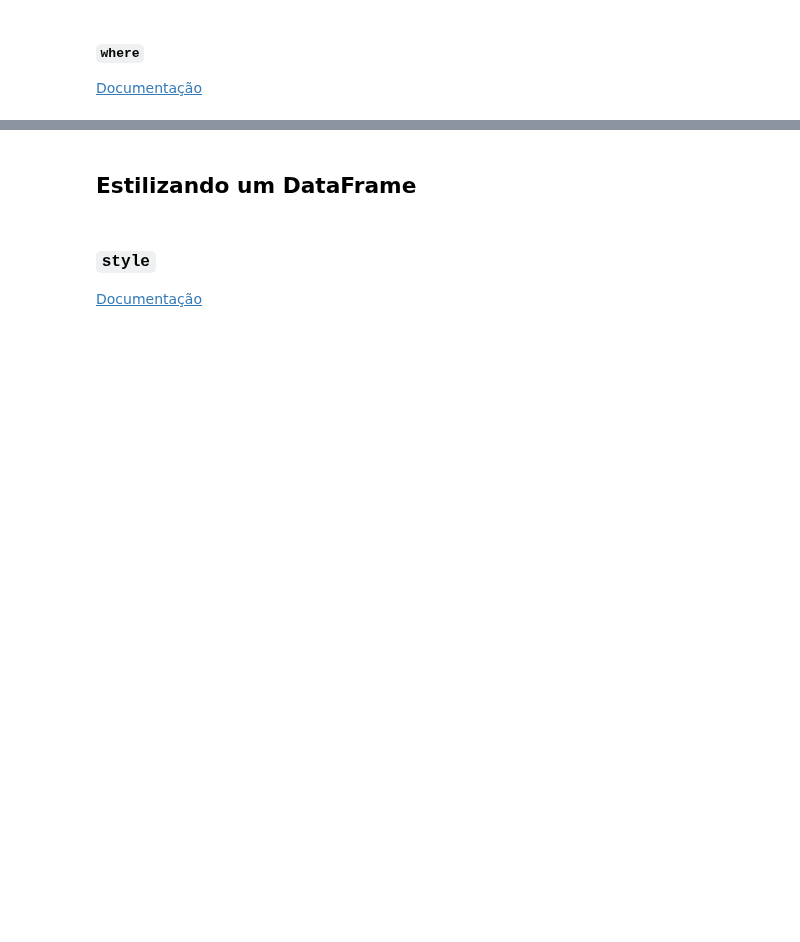
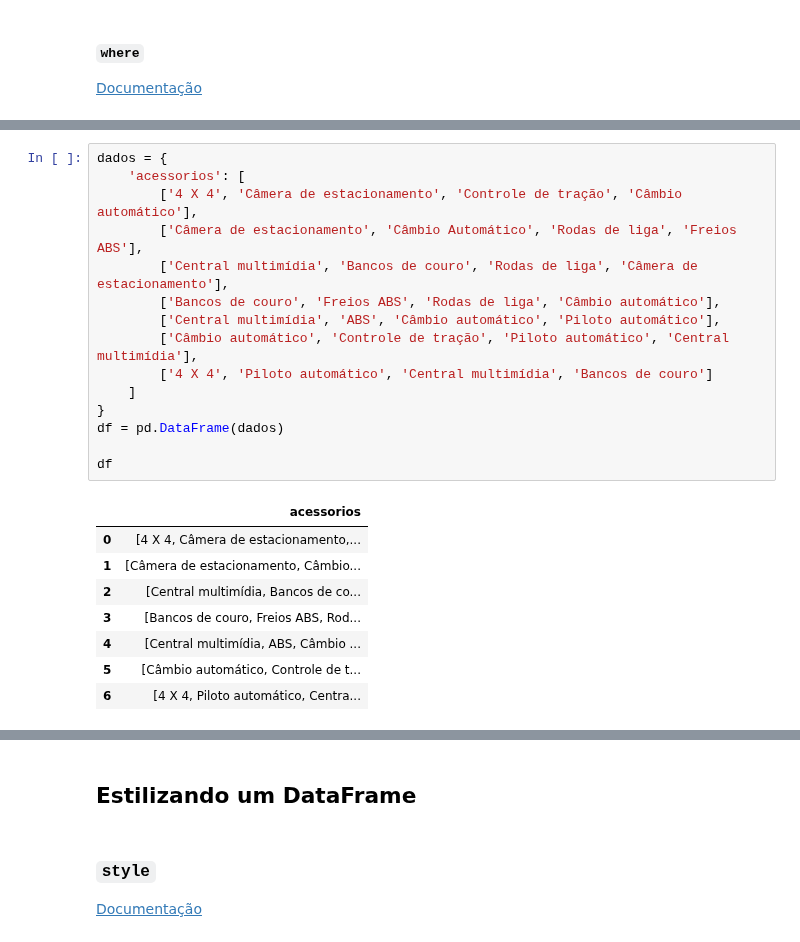
Before and after one commit to franciscojdsjr/Estudos-Python, a Jupyter notebook: Alura/Python_DataScience/Pandas_Avancado/stage1.1/Projeto.ipynb, the cells around one changed output, grey strips where cells are left out. Drawn from its saved outputs; the diff is of its cells as text; blank space fills up the shorter version.

```diff
--- a/Alura/Python_DataScience/Pandas_Avancado/stage1.1/Projeto.ipynb
+++ b/Alura/Python_DataScience/Pandas_Avancado/stage1.1/Projeto.ipynb
@@ -1491,0 +1606,24 @@ dados_listings.pivot_table(
+# %%
+dados = {
+    'acessorios': [
+        ['4 X 4', 'Câmera de estacionamento', 'Controle de tração', 'Câmbio automático'],
+        ['Câmera de estacionamento', 'Câmbio Automático', 'Rodas de liga', 'Freios ABS'],
+        ['Central multimídia', 'Bancos de couro', 'Rodas de liga', 'Câmera de estacionamento'],
+        ['Bancos de couro', 'Freios ABS', 'Rodas de liga', 'Câmbio automático'],
+        ['Central multimídia', 'ABS', 'Câmbio automático', 'Piloto automático'],
+        ['Câmbio automático', 'Controle de tração', 'Piloto automático', 'Central multimídia'],
+        ['4 X 4', 'Piloto automático', 'Central multimídia', 'Bancos de couro']
+    ]
+}
+df = pd.DataFrame(dados)
+
+df
+# %% [output]
+|  | acessorios |
+| 0 | [4 X 4, Câmera de estacionamento,... |
+| 1 | [Câmera de estacionamento, Câmbio... |
+| 2 | [Central multimídia, Bancos de co... |
+| 3 | [Bancos de couro, Freios ABS, Rod... |
+| 4 | [Central multimídia, ABS, Câmbio ... |
+| 5 | [Câmbio automático, Controle de t... |
+| 6 | [4 X 4, Piloto automático, Centra... |
```
Also changed, not shown: parts of 7 cells of this notebook.
